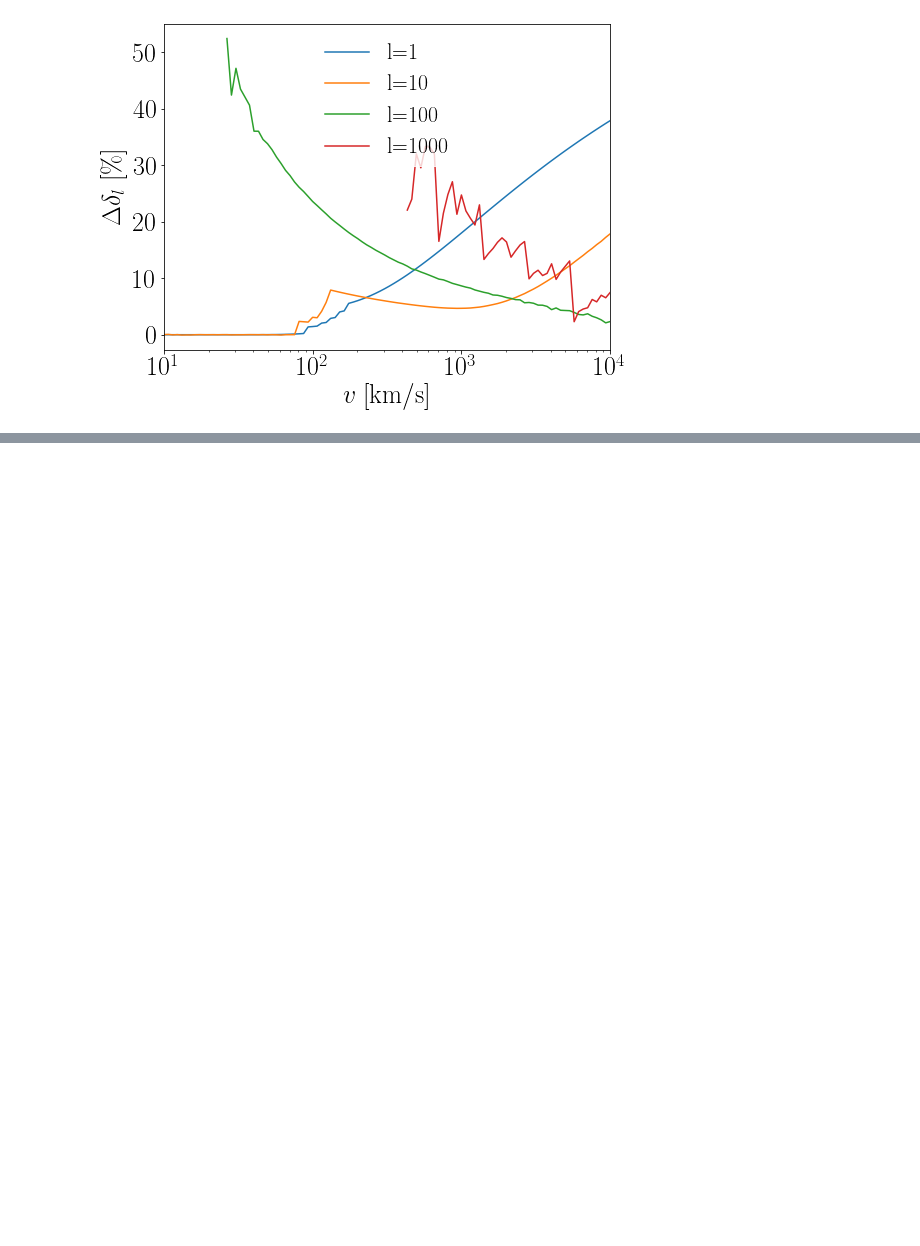
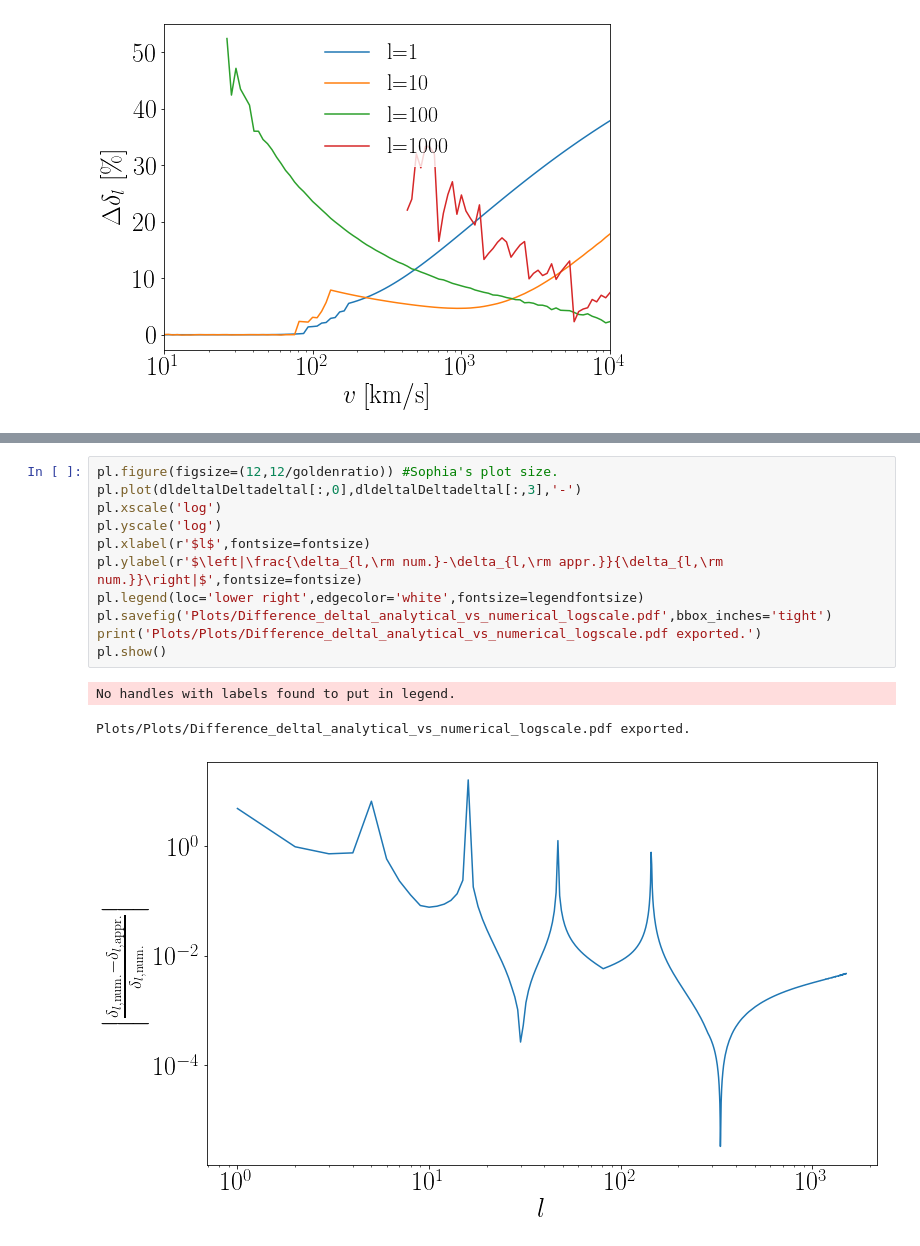
Before and after one commit to LauraSagunski/Self-interaction-cross-section, a Jupyter notebook: Integral_deltal.ipynb, the cells around one changed output, grey strips where cells are left out. Cells and saved outputs as stored; diff of their text form; blank space fills up the shorter version.

```diff
--- a/Integral_deltal.ipynb
+++ b/Integral_deltal.ipynb
@@ -271,0 +379,15 @@ Plots/difference_deltal.pdf exported.
+# %%
+pl.figure(figsize=(12,12/goldenratio)) #Sophia's plot size.
+pl.plot(dldeltalDeltadeltal[:,0],dldeltalDeltadeltal[:,3],'-')
+pl.xscale('log')
+pl.yscale('log')
+pl.xlabel(r'$l$',fontsize=fontsize)
+pl.ylabel(r'$\left|\frac{\delta_{l,\rm num.}-\delta_{l,\rm appr.}}{\delta_{l,\rm num.}}\right|$',fontsize=fontsize)
+pl.legend(loc='lower right',edgecolor='white',fontsize=legendfontsize)
+pl.savefig('Plots/Difference_deltal_analytical_vs_numerical_logscale.pdf',bbox_inches='tight')
+print('Plots/Plots/Difference_deltal_analytical_vs_numerical_logscale.pdf exported.')
+pl.show()
+# %% [output]
+No handles with labels found to put in legend.
+Plots/Plots/Difference_deltal_analytical_vs_numerical_logscale.pdf exported.
+[figure, added]
```
Also changed, not shown: parts of 42 cells of this notebook.
